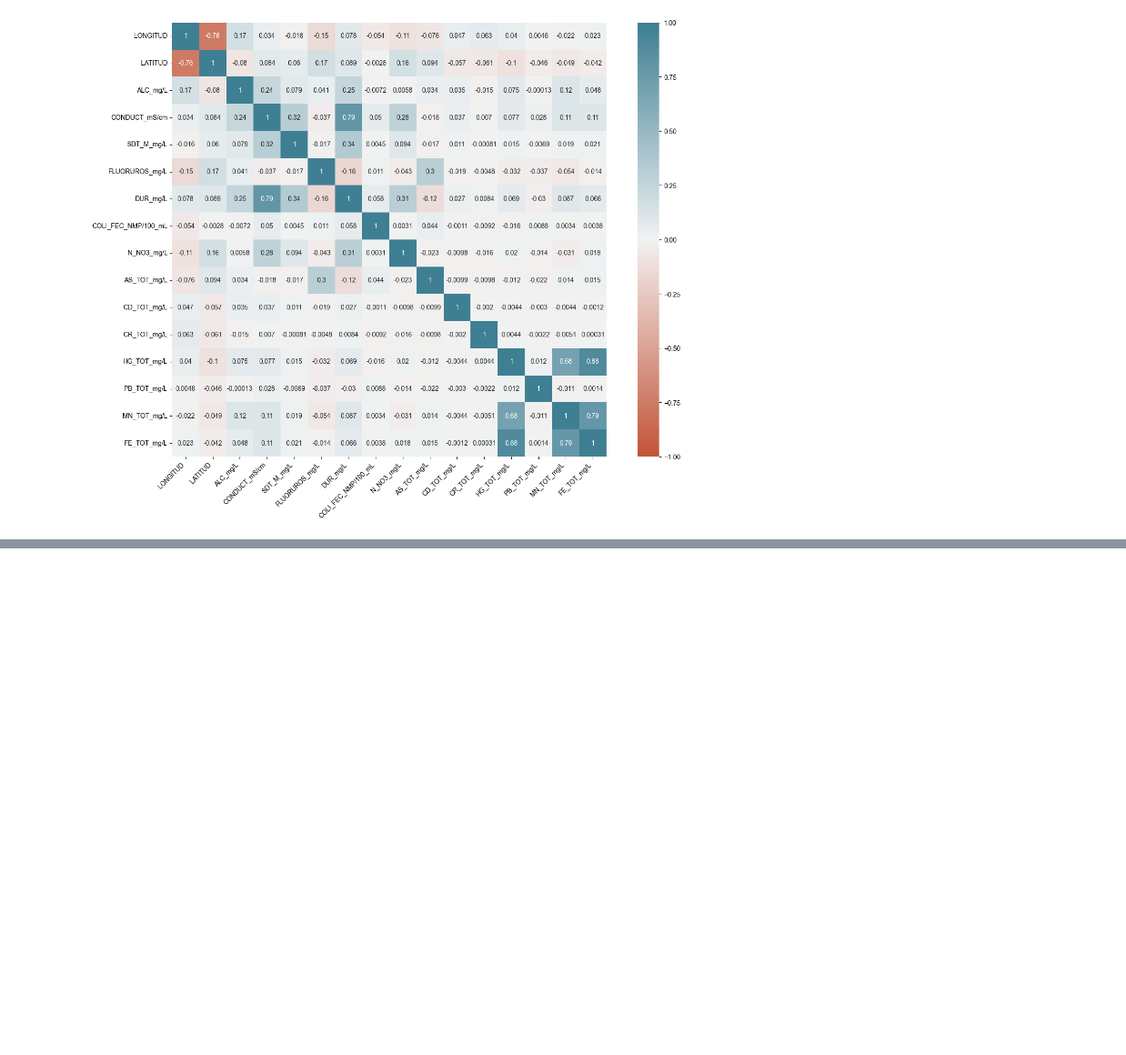
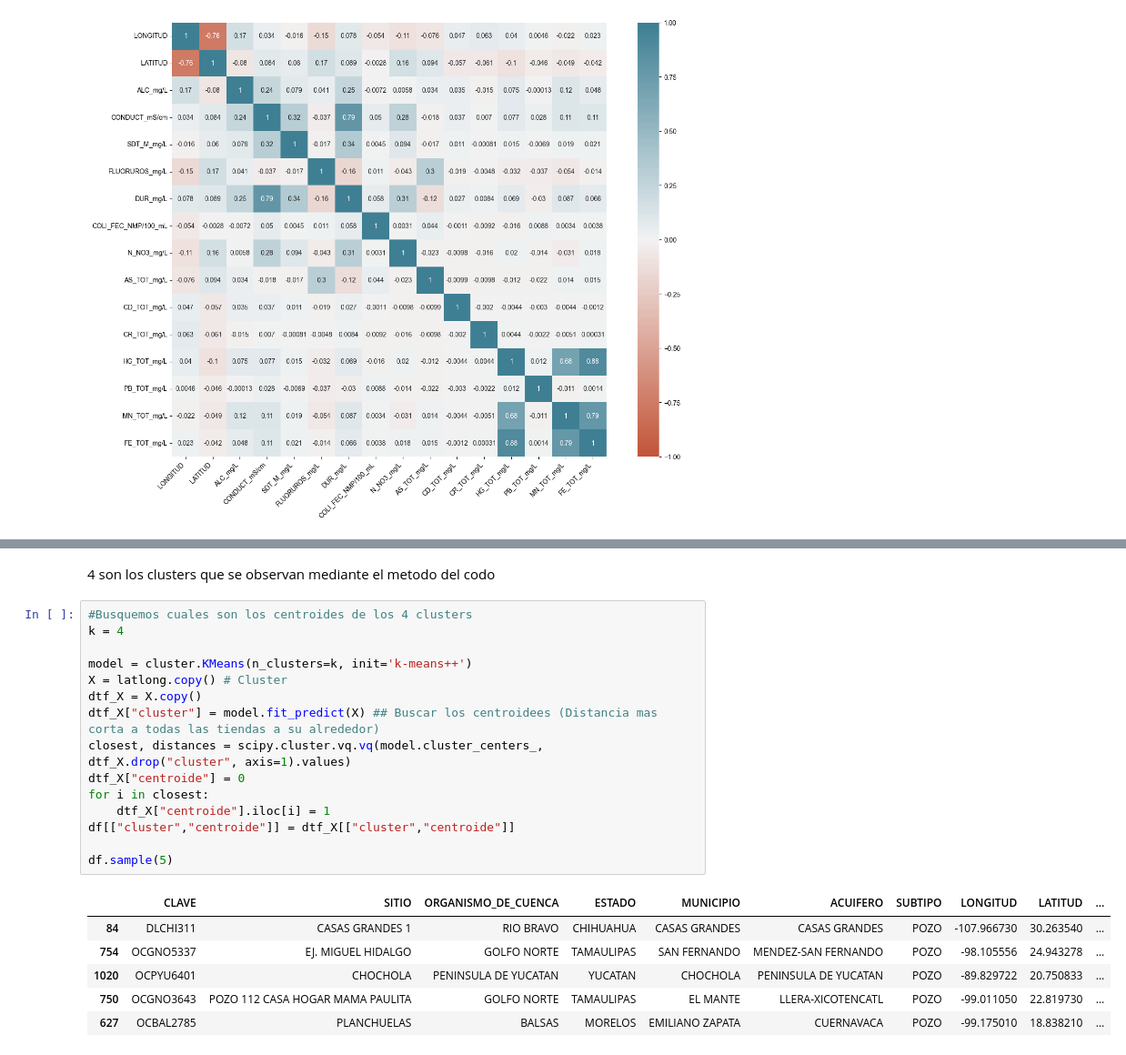
Before and after one commit to PosgradoMNA/actividades-del-projecto-equipo_167, a Jupyter notebook: semana 9/Limpieza, análisis, visualización y kmeans.ipynb, the cells around one changed output, grey strips where cells are left out. Shown at 91% size. Saved outputs shown, nothing was run; the diff lists cells and outputs as text; blank space fills up the shorter version.

```diff
--- a/semana 9/Limpieza, análisis, visualización y kmeans.ipynb
+++ b/semana 9/Limpieza, análisis, visualización y kmeans.ipynb
@@ -220,0 +256,24 @@ ax.set_xticklabels(
+# %% [markdown]
+4 son los clusters que se observan mediante el metodo del codo
+# %%
+#Busquemos cuales son los centroides de los 4 clusters
+k = 4
+
+model = cluster.KMeans(n_clusters=k, init='k-means++')
+X = latlong.copy() # Cluster
+dtf_X = X.copy()
+dtf_X["cluster"] = model.fit_predict(X) ## Buscar los centroidees (Distancia mas corta a todas las tiendas a su alrededor)
+closest, distances = scipy.cluster.vq.vq(model.cluster_centers_, dtf_X.drop("cluster", axis=1).values)
+dtf_X["centroide"] = 0
+for i in closest:
+    dtf_X["centroide"].iloc[i] = 1
+df[["cluster","centroide"]] = dtf_X[["cluster","centroide"]]
+
+df.sample(5)
+# %% [output]
+|  | CLAVE | SITIO | ORGANISMO_DE_CUENCA | ESTADO | MUNICIPIO | ACUIFERO | SUBTIPO | LONGITUD | LATITUD | ... |
+| 84 | DLCHI311 | CASAS GRANDES 1 | RIO BRAVO | CHIHUAHUA | CASAS GRANDES | CASAS GRANDES | POZO | -107.966730 | 30.263540 | ... |
+| 754 | OCGNO5337 | EJ. MIGUEL HIDALGO | GOLFO NORTE | TAMAULIPAS | SAN FERNANDO | MENDEZ-SAN FERNANDO | POZO | -98.105556 | 24.943278 | ... |
+| 1020 | OCPYU6401 | CHOCHOLA | PENINSULA DE YUCATAN | YUCATAN | CHOCHOLA | PENINSULA DE YUCATAN | POZO | -89.829722 | 20.750833 | ... |
+| 750 | OCGNO3643 | POZO 112 CASA HOGAR MAMA PAULITA | GOLFO NORTE | TAMAULIPAS | EL MANTE | LLERA-XICOTENCATL | POZO | -99.011050 | 22.819730 | ... |
+| 627 | OCBAL2785 | PLANCHUELAS | BALSAS | MORELOS | EMILIANO ZAPATA | CUERNAVACA | POZO | -99.175010 | 18.838210 | ... |
```
Also changed, not shown: parts of 7 cells of this notebook.
